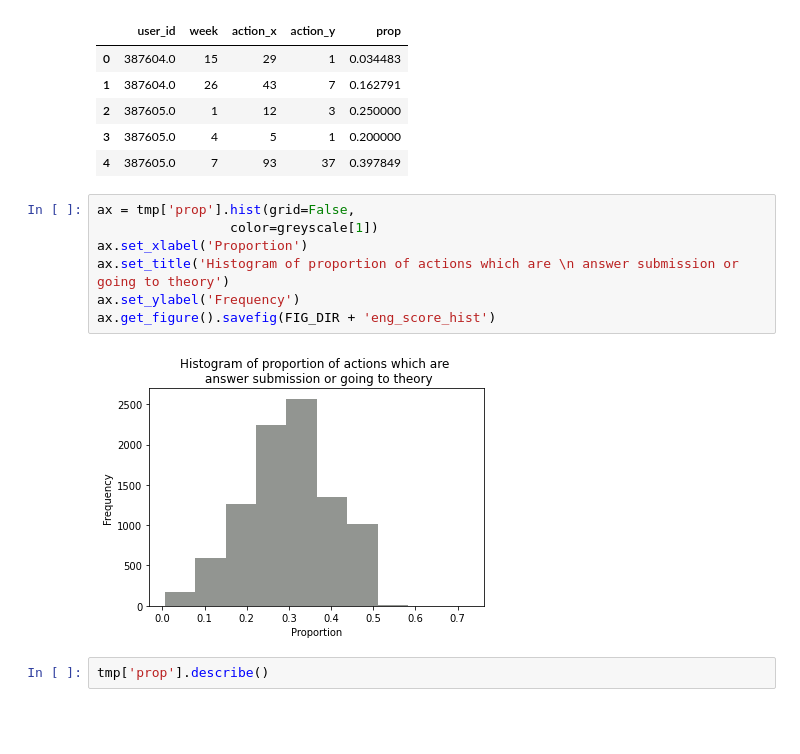
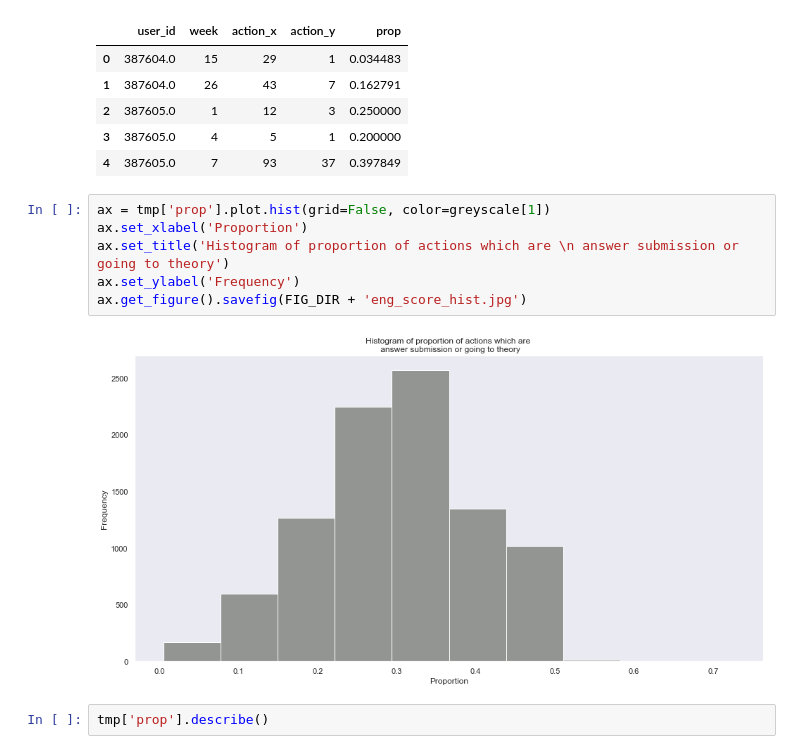
Before and after one commit to ML4BD/milestone-4-roguesgallery, a Jupyter notebook: notebooks/Milestone04/m4_lernnavi_342485.ipynb, the cells around one changed output. Drawn from its saved outputs; the diff is of its cells as text; blank space fills up the shorter version.

Commit message:
Figure adjustment

```diff
--- a/notebooks/Milestone04/m4_lernnavi_342485.ipynb
+++ b/notebooks/Milestone04/m4_lernnavi_342485.ipynb
@@ -532,14 +532,13 @@ tmp.head()
 | 3 | 387605.0 | 4 | 5 | 1 | 0.200000 |
 | 4 | 387605.0 | 7 | 93 | 37 | 0.397849 |
 # %%
-ax = tmp['prop'].hist(grid=False,
-                 color=greyscale[1])
+ax = tmp['prop'].plot.hist(grid=False, color=greyscale[1])
 ax.set_xlabel('Proportion')
 ax.set_title('Histogram of proportion of actions which are \n answer submission or going to theory')
 ax.set_ylabel('Frequency')
-ax.get_figure().savefig(FIG_DIR + 'eng_score_hist')
+ax.get_figure().savefig(FIG_DIR + 'eng_score_hist.jpg')
 # %% [output]
-[figure, old version]
+[figure, new version]
 # %%
 tmp['prop'].describe()
 # %% [output]
```
Also changed, not shown: parts of 2 cells of this notebook, 3 other files.
